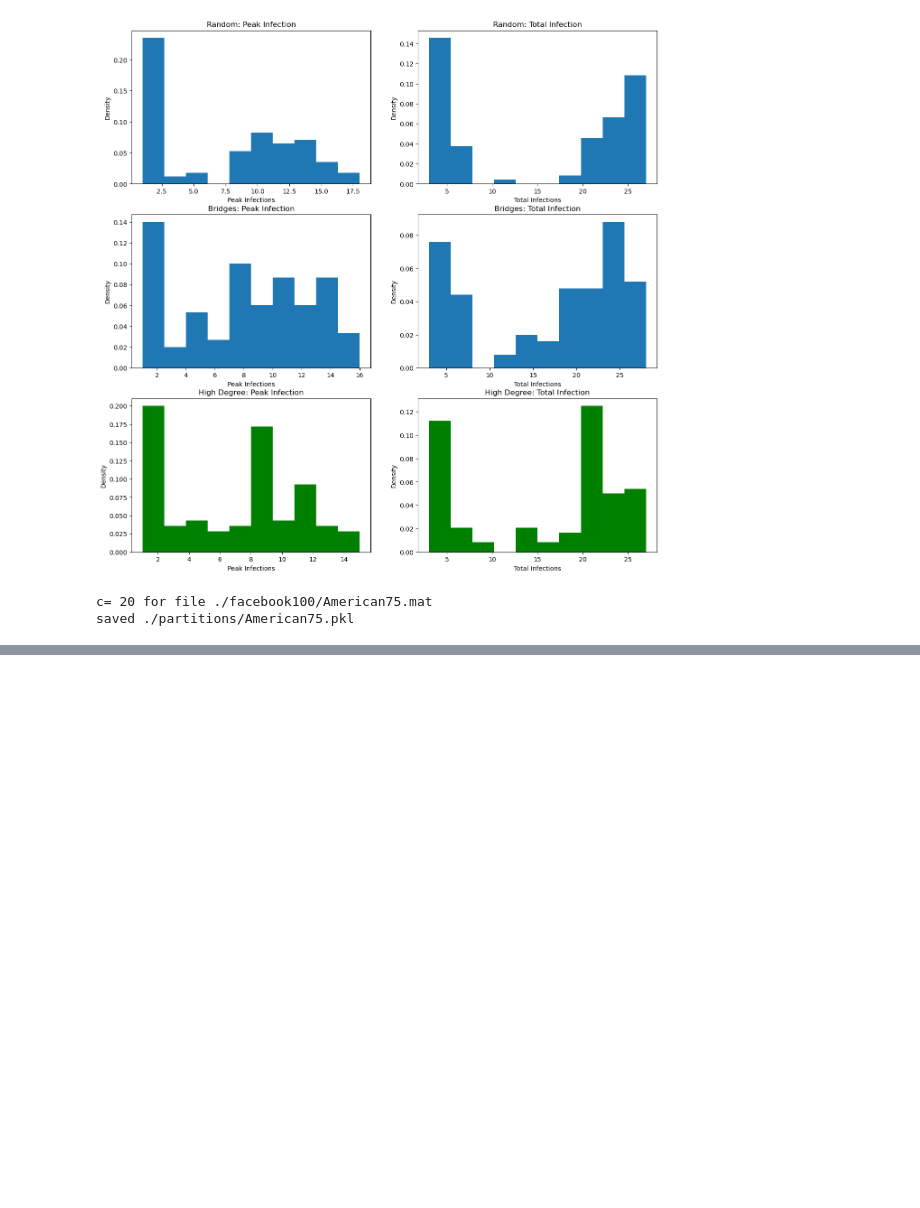
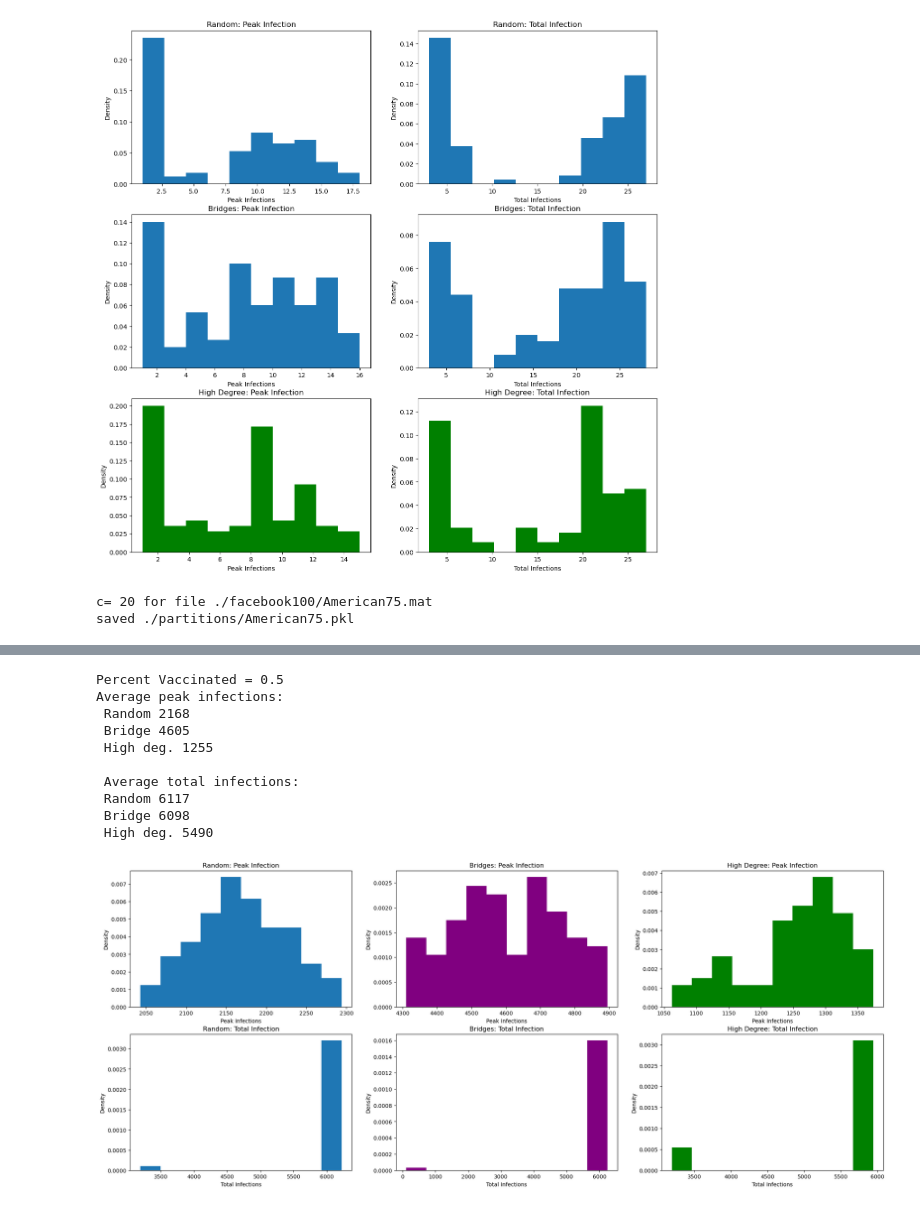
Before and after one commit to Kevin2197/Bio-Networkx-Project, a Jupyter notebook: script.ipynb, the cells around one changed output, grey strips where cells are left out. Saved outputs shown, nothing was run; the diff lists cells and outputs as text; code cells hidden in the pictures; blank space fills up the shorter version.

```diff
--- a/script.ipynb
+++ b/script.ipynb
@@ -586,0 +733,18 @@ axes[1][2].set_ylabel("Density");
+# %%
+filename = "./facebook100/American75.mat"
+results = run_sims(filename, .5)
+# %%
+print("Percent Vaccinated = 0.5")
+plot_results(results)
+# %% [output]
+Percent Vaccinated = 0.5
+Average peak infections:
+ Random 2168
+ Bridge 4605
+ High deg. 1255
+
+ Average total infections:
+ Random 6117
+ Bridge 6098
+ High deg. 5490
+[figure, added]
```
Also changed, not shown: parts of 11 cells of this notebook.
